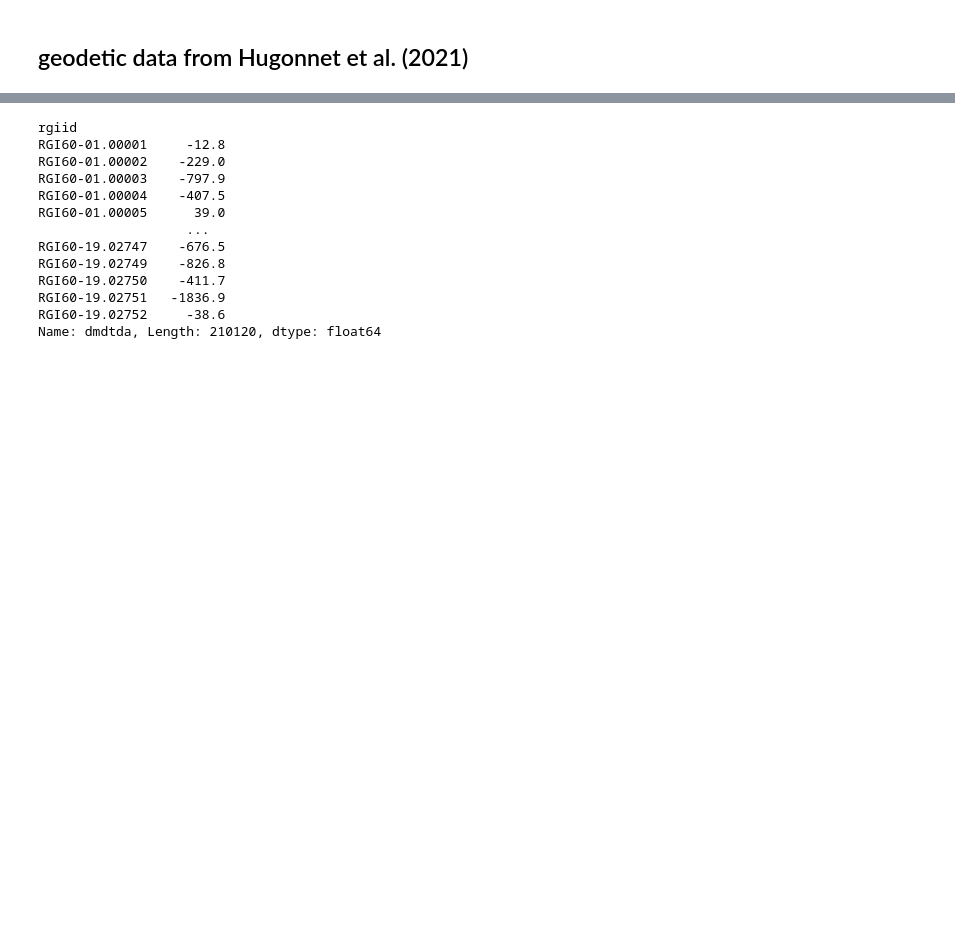
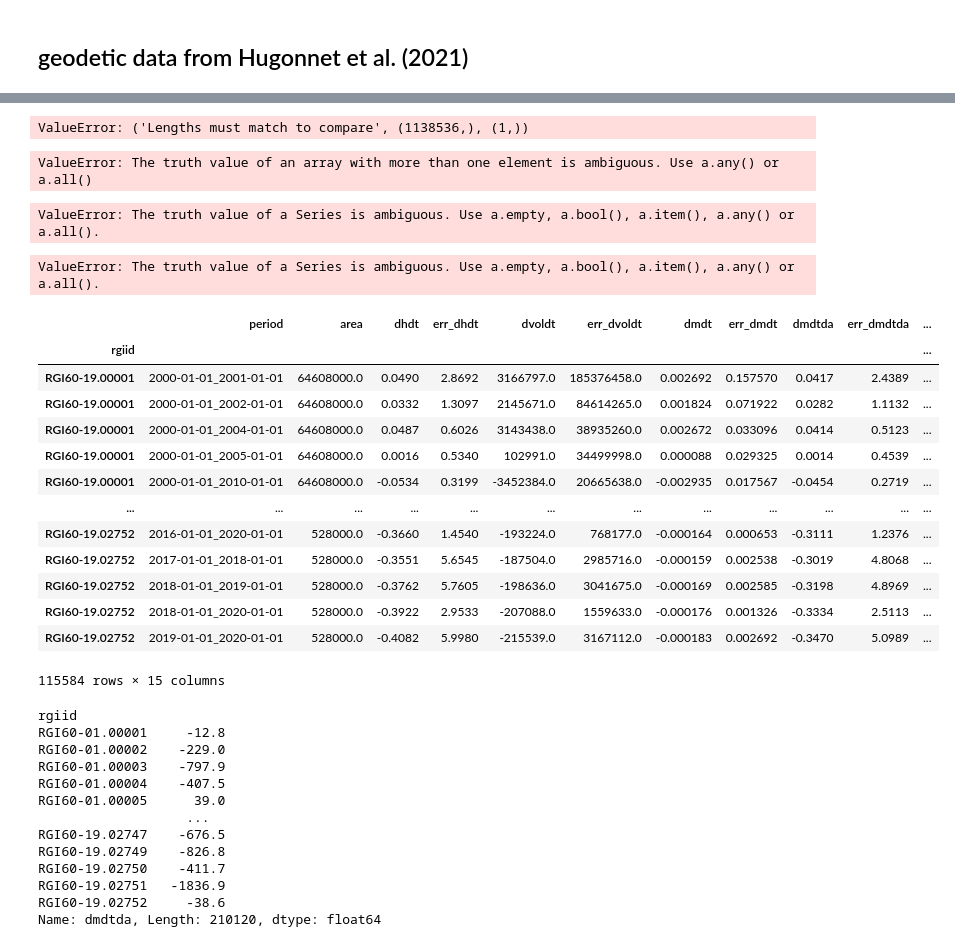
Before and after one commit to OGGM/massbalance-sandbox, a Jupyter notebook: docs/template_geodetic_MB_calibration.ipynb, the cells around one changed output, grey strips where cells are left out. Drawn from its saved outputs; the diff is of its cells as text; code cells hidden in the pictures; blank space fills up the shorter version.

```diff
--- a/docs/template_geodetic_MB_calibration.ipynb
+++ b/docs/template_geodetic_MB_calibration.ipynb
@@ -38,13 +38,18 @@ if use_per_region_files:
     for rgi in ['01','02','03','04','05','06','07','08','09','10','11','12', '13', '14', '15', '16', '17', '18', '19']:
         pd_geodetic_l[rgi] = pd.read_csv(hugonnet_path.format(rgi),  encoding='utf-7', index_col='rgiid')
         # we only want the measurements from 2000 to the end of 2019
-        pd_geodetic_l[rgi] = pd_geodetic_l[rgi].loc[pd_geodetic_l[rgi].period == '2000-01-01_2020-01-01']
-    # concatenate all geodetic observations together that are reference glaciers with at least 5 msm in time period 2000 to 2019
+        pd_geodetic_l_20 = pd_geodetic_l[rgi].loc[pd_geodetic_l[rgi].period == '2000-01-01_2020-01-01']
+        pd_geodetic_l_10_0 = pd_geodetic_l[rgi].loc[pd_geodetic_l[rgi].period == '2000-01-01_2010-01-01']
+        pd_geodetic_l_10_1 = pd_geodetic_l[rgi].loc[pd_geodetic_l[rgi].period == '2010-01-01_2020-01-01']
+        pd_geodetic_l[rgi] = pd.concat([pd_geodetic_l_20, pd_geodetic_l_10_0, pd_geodetic_l_10_1])
+        pd_geodetic_l[rgi] = pd_geodetic_l[rgi].sort_values('rgiid')
+        # concatenate all geodetic observations together that are reference glaciers with at least 5 msm in time period 2000 to 2019
     pd_geodetic = pd_geodetic_l['01']# [pd_geodetic_l['01'].index.isin(pd_wgms.columns.values)]
     for rgi in ['02','03','04','05','06','07','08','09','10','11','12', '13', '14', '15', '16', '17', '18', '19']:
         sel = pd_geodetic_l[rgi]#[pd_geodetic_l[rgi].index.isin(pd_wgms.columns.values)]
-    pd_geodetic = pd.concat([pd_geodetic, sel])
-    pd_geodetic.to_csv('hugonnet_2021_ds_rgi60_pergla_rates_only_2000-01-01_2020-01-01.csv')
+        pd_geodetic = pd.concat([pd_geodetic, sel])
+    pd_geodetic.to_csv('hugonnet_2021_ds_rgi60_pergla_rates_10_20_worldwide.csv')
 else:
     # or ask me for the file with only the 20-year periods all aggregated together
-    pd_geodetic = pd.read_csv('hugonnet_2021_ds_rgi60_pergla_rates_only_2000-01-01_2020-01-01.csv', index_col='rgiid')
+    pd_geodetic = pd.read_csv('hugonnet_2021_ds_rgi60_pergla_rates_10_20_worldwide.csv', index_col='rgiid')
+    pd_geodetic = pd_geodetic.loc[pd_geodetic.period == '2000-01-01_2020-01-01']
@@ -50,0 +60,18 @@ else:
+# %%
+    hugonnet_path = '/home/lilianschuster/Schreibtisch/PhD/hugonnet_et_al_2021_per_glacier_time_series/dh_{}_rgi60_pergla_rates.csv'
+    rgi = {}
+    pd_geodetic_l = {}
+    for rgi in ['01','02','03','04','05','06','07','08','09','10','11','12', '13', '14', '15', '16', '17', '18', '19']:
+        pd_geodetic_l[rgi] = pd.read_csv(hugonnet_path.format(rgi),  encoding='utf-7', index_col='rgiid')
+        # we only want the measurements from 2000 to the end of 2019
+        pd_geodetic_l[rgi] = pd_geodetic_l[rgi].loc[pd_geodetic_l[rgi].period == ['2000-01-01_2020-01-01' or '2000-01-01_2010-01-01' or '2010-01-01_2020-01-01']]
+# %% [output]
+ValueError: ('Lengths must match to compare', (1138536,), (1,))
+# %%
+(pd_geodetic_l[rgi].period == '2000-01-01_2020-01-01').values or (pd_geodetic_l[rgi].period == '2000-01-01_2010-01-01').values
+# %% [output]
+ValueError: The truth value of an array with more than one element is ambiguous. Use a.any() or a.all()
+# %%
+pd_geodetic_l[rgi].where(pd_geodetic_l[rgi].period == '2000-01-01_2020-01-01' or pd_geodetic_l[rgi].period == '2000-01-01_2010-01-01')
+# %% [output]
+ValueError: The truth value of a Series is ambiguous. Use a.empty, a.bool(), a.item(), a.any() or a.all().
@@ -51,3 +80,28 @@ else:
+# %%
+        pd_geodetic_l[rgi] = pd.read_csv(hugonnet_path.format(rgi),  encoding='utf-7', index_col='rgiid')
+        # we only want the measurements from 2000 to the end of 2019
+        pd_geodetic_l[rgi] = pd_geodetic_l[rgi].loc[pd_geodetic_l[rgi].period == '2000-01-01_2020-01-01'
+                                                    or pd_geodetic_l[rgi].period =='2000-01-01_2010-01-01'
+                                                    or pd_geodetic_l[rgi].period =='2010-01-01_2020-01-01']
+# %% [output]
+ValueError: The truth value of a Series is ambiguous. Use a.empty, a.bool(), a.item(), a.any() or a.all().
+# %%
+pd.read_csv(hugonnet_path.format(rgi),  encoding='utf-7', index_col='rgiid')
+# %% [output]
+|  | period | area | dhdt | err_dhdt | dvoldt | err_dvoldt | dmdt | err_dmdt | dmdtda | err_dmdtda | ... |
+| rgiid |  |  |  |  |  |  |  |  |  |  | ... |
+| RGI60-19.00001 | 2000-01-01_2001-01-01 | 64608000.0 | 0.0490 | 2.8692 | 3166797.0 | 185376458.0 | 0.002692 | 0.157570 | 0.0417 | 2.4389 | ... |
+| RGI60-19.00001 | 2000-01-01_2002-01-01 | 64608000.0 | 0.0332 | 1.3097 | 2145671.0 | 84614265.0 | 0.001824 | 0.071922 | 0.0282 | 1.1132 | ... |
+| RGI60-19.00001 | 2000-01-01_2004-01-01 | 64608000.0 | 0.0487 | 0.6026 | 3143438.0 | 38935260.0 | 0.002672 | 0.033096 | 0.0414 | 0.5123 | ... |
+| RGI60-19.00001 | 2000-01-01_2005-01-01 | 64608000.0 | 0.0016 | 0.5340 | 102991.0 | 34499998.0 | 0.000088 | 0.029325 | 0.0014 | 0.4539 | ... |
+| RGI60-19.00001 | 2000-01-01_2010-01-01 | 64608000.0 | -0.0534 | 0.3199 | -3452384.0 | 20665638.0 | -0.002935 | 0.017567 | -0.0454 | 0.2719 | ... |
+| ... | ... | ... | ... | ... | ... | ... | ... | ... | ... | ... | ... |
+| RGI60-19.02752 | 2016-01-01_2020-01-01 | 528000.0 | -0.3660 | 1.4540 | -193224.0 | 768177.0 | -0.000164 | 0.000653 | -0.3111 | 1.2376 | ... |
+| RGI60-19.02752 | 2017-01-01_2018-01-01 | 528000.0 | -0.3551 | 5.6545 | -187504.0 | 2985716.0 | -0.000159 | 0.002538 | -0.3019 | 4.8068 | ... |
+| RGI60-19.02752 | 2018-01-01_2019-01-01 | 528000.0 | -0.3762 | 5.7605 | -198636.0 | 3041675.0 | -0.000169 | 0.002585 | -0.3198 | 4.8969 | ... |
+| RGI60-19.02752 | 2018-01-01_2020-01-01 | 528000.0 | -0.3922 | 2.9533 | -207088.0 | 1559633.0 | -0.000176 | 0.001326 | -0.3334 | 2.5113 | ... |
+| RGI60-19.02752 | 2019-01-01_2020-01-01 | 528000.0 | -0.4082 | 5.9980 | -215539.0 | 3167112.0 | -0.000183 | 0.002692 | -0.3470 | 5.0989 | ... |
+115584 rows × 15 columns
 # %%
 # this is the specific mass balance for every glacier
 pd_geodetic.dmdtda.dropna() *1000 # this is in kg/m2/yr
```
Also changed, not shown: parts of 3 cells of this notebook, 2 other files.
